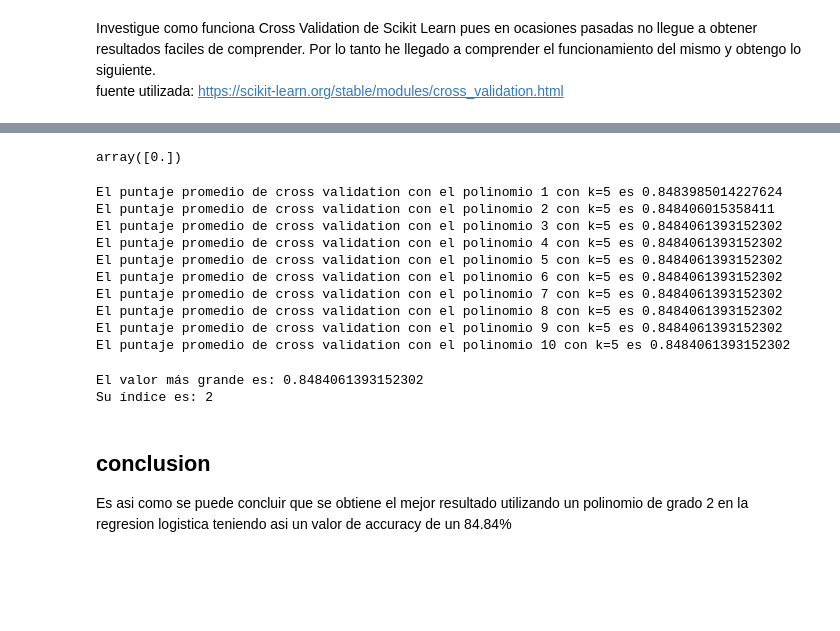
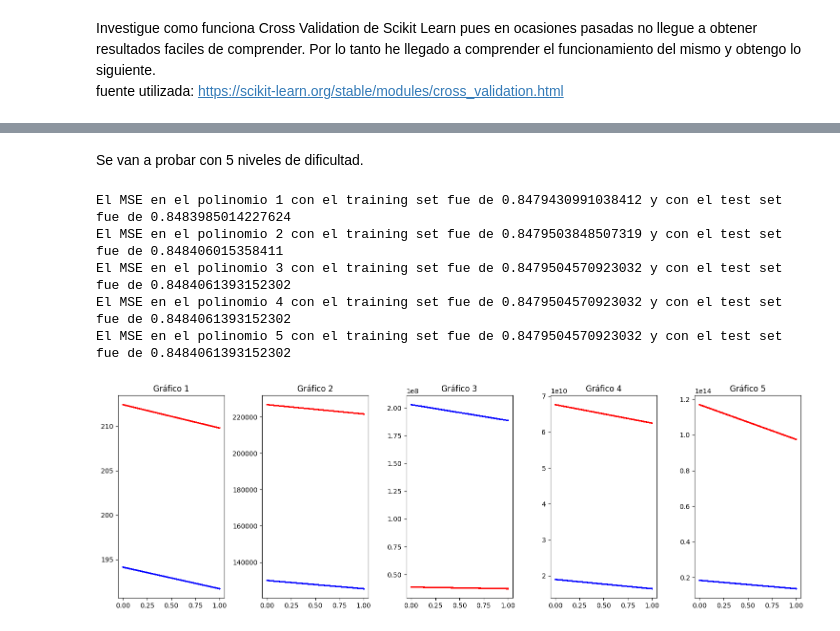
Before and after one commit to MaJu502/Regresion-logistica, a Jupyter notebook: regresion_logistica.ipynb, the cells around one changed output, grey strips where cells are left out. Saved outputs shown, nothing was run; the diff lists cells and outputs as text; code cells hidden in the pictures; blank space fills up the shorter version.

```diff
--- a/regresion_logistica.ipynb
+++ b/regresion_logistica.ipynb
@@ -146,3 +149,18 @@ def regLineal(X, y, t, cost, grad, a=0.1, n=1000, on_step=None):
+# %%
+def linear_cost(theta, X, y, lmbd):
+    h = X @ theta
+    reg = (lmbd / (2 * len(X))) * (theta[1:] ** 2).sum()
+    return ((h - y) ** 2).sum() / (2 * len(X)) + reg
+# %%
+def gradient_descent(theta, X, y, funcionCostos, costoGradiente, learning_rate=0.01, threshold=0.001, max_iter=10000):
+    tempTheta = theta
+    i = 0
+    costs = []
+    while np.linalg.norm(costoGradiente(tempTheta, X, y, 0.1)) > threshold and i < max_iter:
+        tempTheta -= learning_rate * costoGradiente(tempTheta, X, y, 0.1)
+        i += 1
+        costs.append(funcionCostos(tempTheta, X, y, 0.1))
+    return tempTheta, costs
 # %%
 Xr = np.column_stack((np.ones_like(X), X))
 theta_0 = np.random.rand(Xr.shape[1],1)
@@ -216,35 +256,27 @@ Y_shuffled.shape
-# %%
-np.zeros(X_train.shape[1])
-# %% [output]
-array([0.])
+# %% [markdown]
+Se van a probar con 5 niveles de dificultad.
 # %%
 res = []
 tempAlfa = 0.00000001
-for i in range(1,11):
+for i in range(1,6):
     tempAlfa = tempAlfa / 1000000000000000
-    score = validacion(X_shuffled, Y_shuffled, k=5, reg=regLineal, cost=cost, grad=grad, a=tempAlfa, n=1000, degree=i)
+    score, errores = validacion(X_shuffled, Y_shuffled, k=5, reg=gradient_descent, cost=linear_cost, grad=costoGradiente, a=tempAlfa, n=1000, degree=i)
+    errores = np.mean(errores, axis=0)
     res.append(score)
-    print(f"El puntaje promedio de cross validation con el polinomio {i} con k={k} es {score}")
+    print(f"El MSE en el polinomio {i} con el training set fue de {errores[0]} y con el test set fue de {errores[1]}")
 # %% [output]
-El puntaje promedio de cross validation con el polinomio 1 con k=5 es 0.8483985014227624
-El puntaje promedio de cross validation con el polinomio 2 con k=5 es 0.848406015358411
-El puntaje promedio de cross validation con el polinomio 3 con k=5 es 0.8484061393152302
-El puntaje promedio de cross validation con el polinomio 4 con k=5 es 0.8484061393152302
-El puntaje promedio de cross validation con el polinomio 5 con k=5 es 0.8484061393152302
-El puntaje promedio de cross validation con el polinomio 6 con k=5 es 0.8484061393152302
-El puntaje promedio de cross validation con el polinomio 7 con k=5 es 0.8484061393152302
-El puntaje promedio de cross validation con el polinomio 8 con k=5 es 0.8484061393152302
-El puntaje promedio de cross validation con el polinomio 9 con k=5 es 0.8484061393152302
-El puntaje promedio de cross validation con el polinomio 10 con k=5 es 0.8484061393152302
+El MSE en el polinomio 1 con el training set fue de 0.8479430991038412 y con el test set fue de 0.8483985014227624
+El MSE en el polinomio 2 con el training set fue de 0.8479503848507319 y con el test set fue de 0.848406015358411
+El MSE en el polinomio 3 con el training set fue de 0.8479504570923032 y con el test set fue de 0.8484061393152302
+El MSE en el polinomio 4 con el training set fue de 0.8479504570923032 y con el test set fue de 0.8484061393152302
+El MSE en el polinomio 5 con el training set fue de 0.8479504570923032 y con el test set fue de 0.8484061393152302
-# %%
-res = np.array(res)
-mejor_prom = np.max(res)
-indi_temp = np.argmax(res)
-print("El valor más grande es:", mejor_prom)
-print("Su índice es:", indi_temp)
-# %% [output]
-El valor más grande es: 0.8484061393152302
-Su índice es: 2
-# %% [markdown]
-## conclusion
-Es asi como se puede concluir que se obtiene el mejor resultado utilizando un polinomio de grado 2 en la regresion logistica teniendo asi un valor de accuracy de un 84.84%
+# %%
+fig, axs = plt.subplots(ncols=5, figsize=(15, 5))
+for i, ax in enumerate(axs):
+    ax.plot(res[i][0], color='r')  # train
+    ax.plot(res[i][1], color='b')  # test
+    ax.set_title(f'Gráfico {i+1}')
+plt.tight_layout()
+plt.show()
+# %% [output]
+[figure, added]
```
Also changed, not shown: parts of 9 cells of this notebook.
